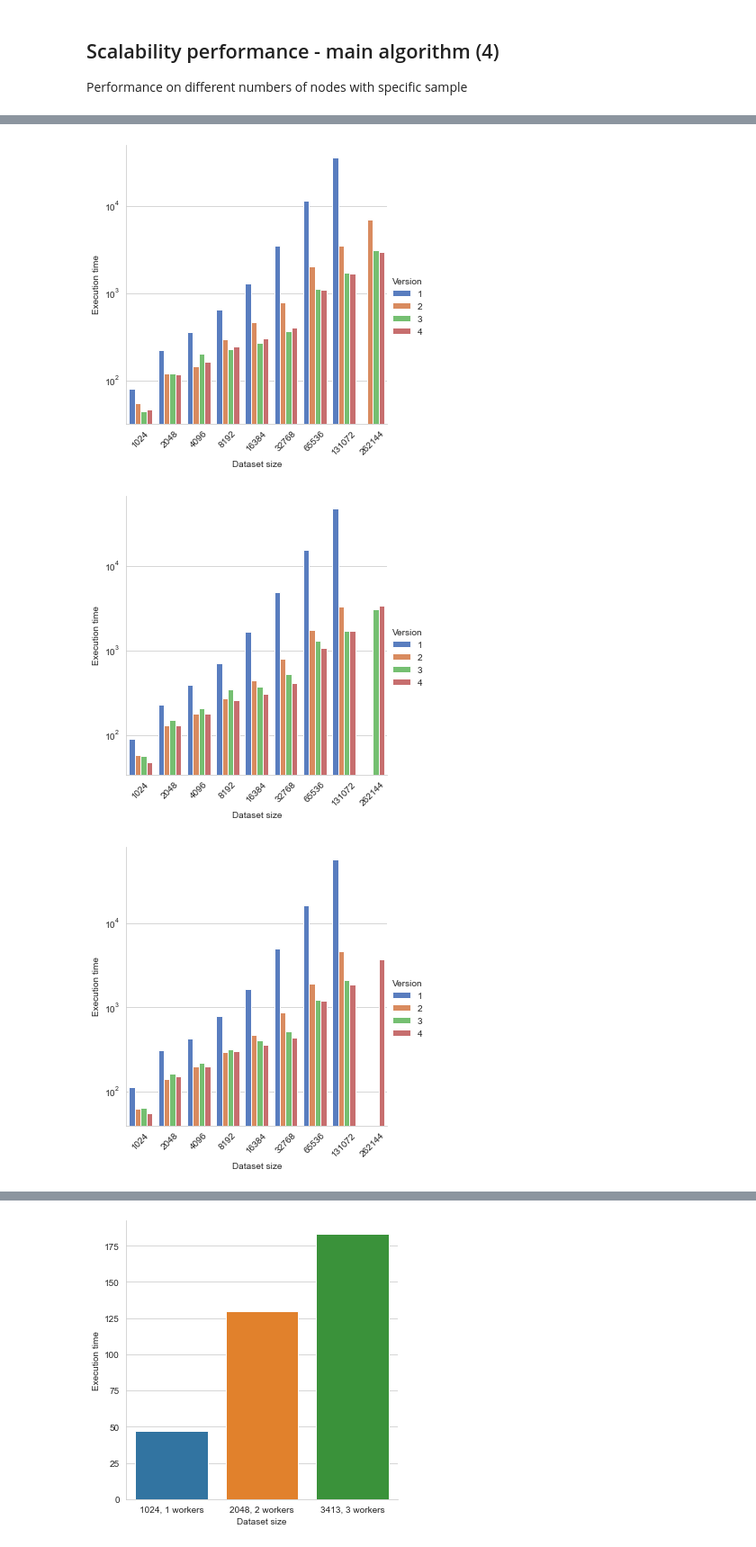
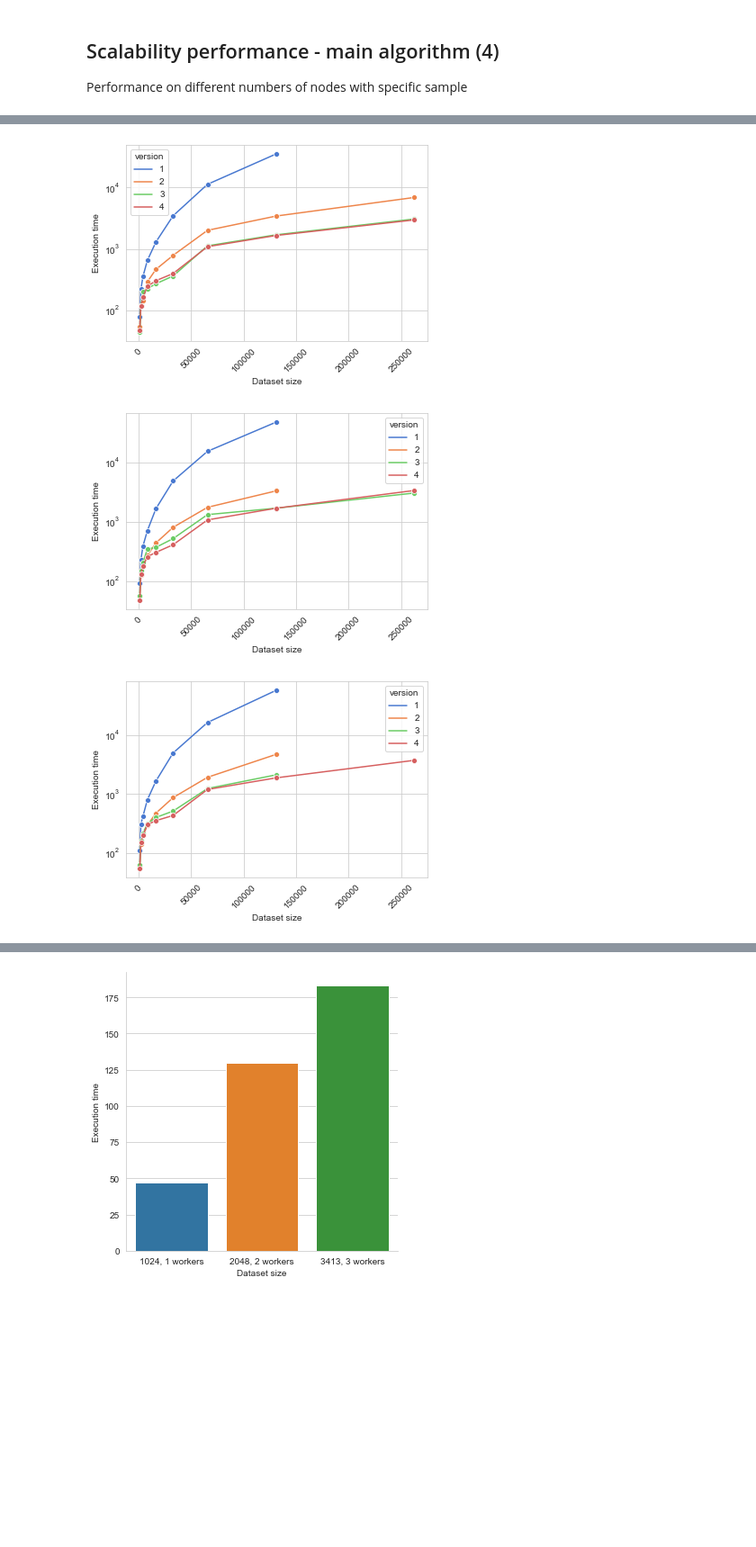
Before and after one commit to alejack9/Accident-Severity-Prediction-Map-Reduce, a Jupyter notebook: scripts/results.ipynb, the cells around one changed output, grey strips where cells are left out. Shown at 90% size. Saved outputs shown, nothing was run; the diff lists cells and outputs as text; code cells hidden in the pictures; blank space fills up the shorter version.

```diff
--- a/scripts/results.ipynb
+++ b/scripts/results.ipynb
@@ -239,9 +208,7 @@ Performance on different numbers of nodes with specific sample
 # %%
 # dist_df_1 - base
 # dist_df_2 - with cache
-# dist_df_3 - with cache, less features and similar to paper
-# dist_df_4 - main (as version 3 + entropy sequential)
+# dist_df_3 - with cache, less features and more similar to paper
+# dist_df_4 - main (as version 3 + sequential entropy)
 
-main_sizes = [  1024,   2048,   4096,   8192,
-        16384,  32768,  65536, 131072,
-       262144]
+main_sizes = [1024, 2048, 4096, 8192, 16384, 32768, 65536, 131072, 262144]
@@ -357,0 +256,8 @@ dist_train_ds.loc[dist_train_ds["Workers"]== 3].loc[dist_train_ds["trainTime"] !
+# %%
+for worker in dist_train_ds["Workers"].unique():
+    get_cat_plot(
+        data=dist_train_ds.loc[dist_train_ds["Workers"]== worker].loc[~dist_train_ds["trainTime"].isin(["Failed", "X"])],
+        x="Size", y="trainTime", hue="version",
+        xlabel="Dataset size", ylabel="Execution time",
+        legend_title="Version",
+        filename=f"{plots_dir}dist_{worker}_workers_BAR.png")
@@ -358,25 +268,13 @@ dist_train_ds.loc[dist_train_ds["Workers"]== 3].loc[dist_train_ds["trainTime"] !
 # %%
+# bar plot no of nodes on x,exec time in seconds on y, legends num instances
+# Draw a nested barplot by species and sex
 for worker in dist_train_ds["Workers"].unique():
-    sns.set_style("whitegrid")
-
-    # bar plot no of nodes on x,exec time in seconds on y, legends num instances
-    # Draw a nested barplot by species and sex
-    g = sns.catplot(
-        data=dist_train_ds.loc[dist_train_ds["Workers"]== worker].loc[~dist_train_ds["trainTime"].isin(["Failed", "X"])], kind="bar",
+    get_line_plot(
+        data=dist_train_ds.loc[dist_train_ds["Workers"]== worker].loc[~dist_train_ds["trainTime"].isin(["Failed", "X"])],
         x="Size", y="trainTime", hue="version",
-        legend="full", palette="muted")
-
-    g.set(yscale="log")
-
-    plt.xticks(rotation=45)
-
-    g.set_axis_labels("Dataset size", "Execution time")
-    g.legend.set_title("Version")
-
-    g.figure.savefig(f"{plots_dir}dist_{worker}_workers_BAR.png", dpi=1200, bbox_inches='tight')
-
-    plt.show()
+        xlabel="Dataset size", ylabel="Execution time",
+        filename=f"{plots_dir}dist_{worker}_workers_LINE.png")
 # %% [output]
-[figure, old version]
+[figure, new version]
-[figure, old version]
+[figure, new version]
-[figure, old version]
+[figure, new version]
```
Also changed, not shown: parts of 36 cells of this notebook, 4 other files.
